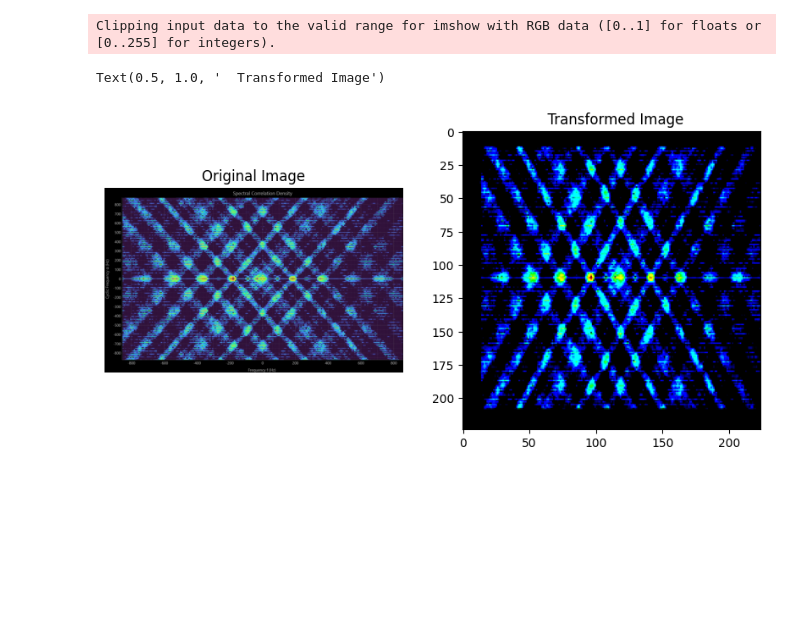
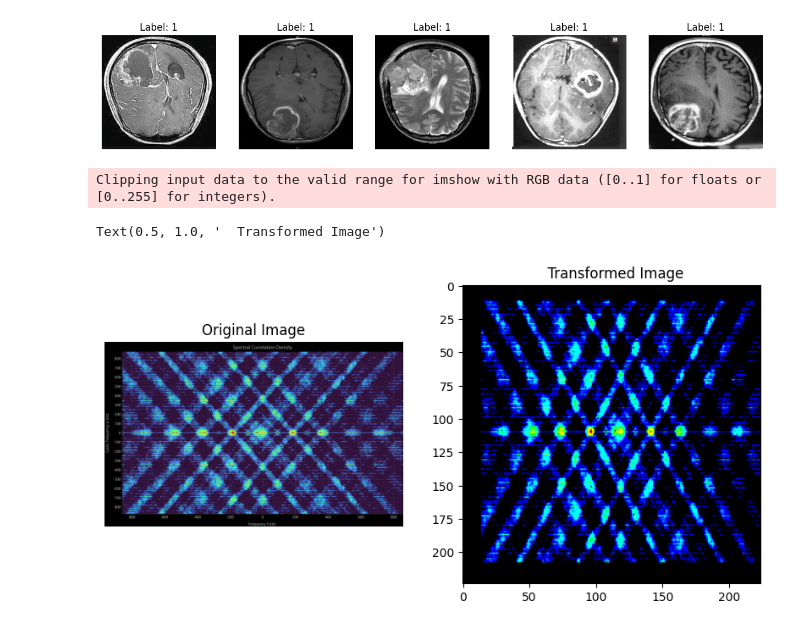
Before and after one commit to DulminEdirisinghe/FYPML, a Jupyter notebook: test.ipynb, the cells around one changed output. Drawn from its saved outputs; the diff is of its cells as text; code cells hidden in the pictures; blank space fills up the shorter version.

```diff
--- a/test.ipynb
+++ b/test.ipynb
@@ -8,6 +8,25 @@ transform = transforms.Compose([
                              std=[0.229, 0.224, 0.225])
     ])
 ds = CustomImageDataset("dataset-Br35H/TRAIN", transform=transform)
+# %%
+#get n random samples from the dataset and plot images with labels
+import matplotlib.pyplot as plt
+import random
+import numpy as np
+n = 5
+samples = random.sample(range(len(ds)), n)
+fig, axs = plt.subplots(1, n, figsize=(15, 5))
+for i, idx in enumerate(samples):
+    img, label = ds[idx]
+    img = img.permute(1, 2, 0).numpy()  # Convert from CxHxW to HxWxC
+    img = (img * [0.229, 0.224, 0.225]) + [0.485, 0.456, 0.406]  # Unnormalize
+    img = np.clip(img, 0, 1)  # Clip to valid range
+    axs[i].imshow(img)
+    axs[i].set_title(f"Label: {label}")
+    axs[i].axis('off')
+plt.show()
+# %% [output]
+[figure, added]
 # %%
 og_image = 'image.png'
 # transform the image
```
Also changed, not shown: 3 other files.
